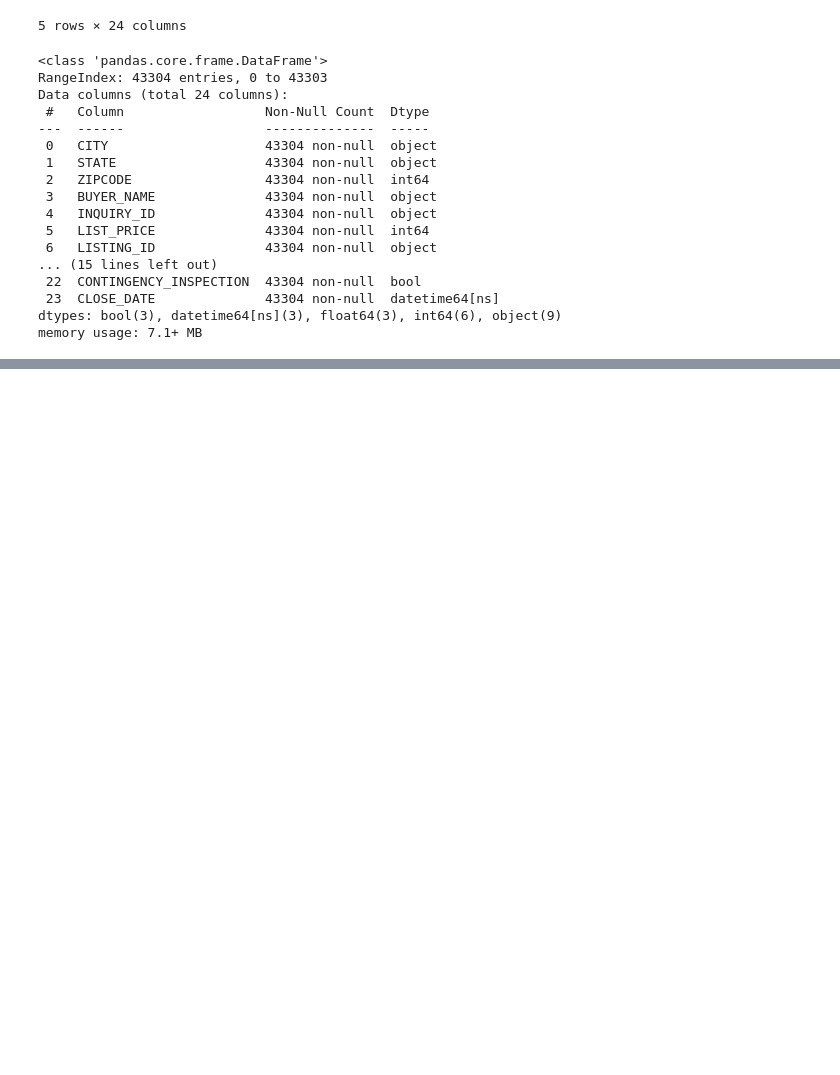
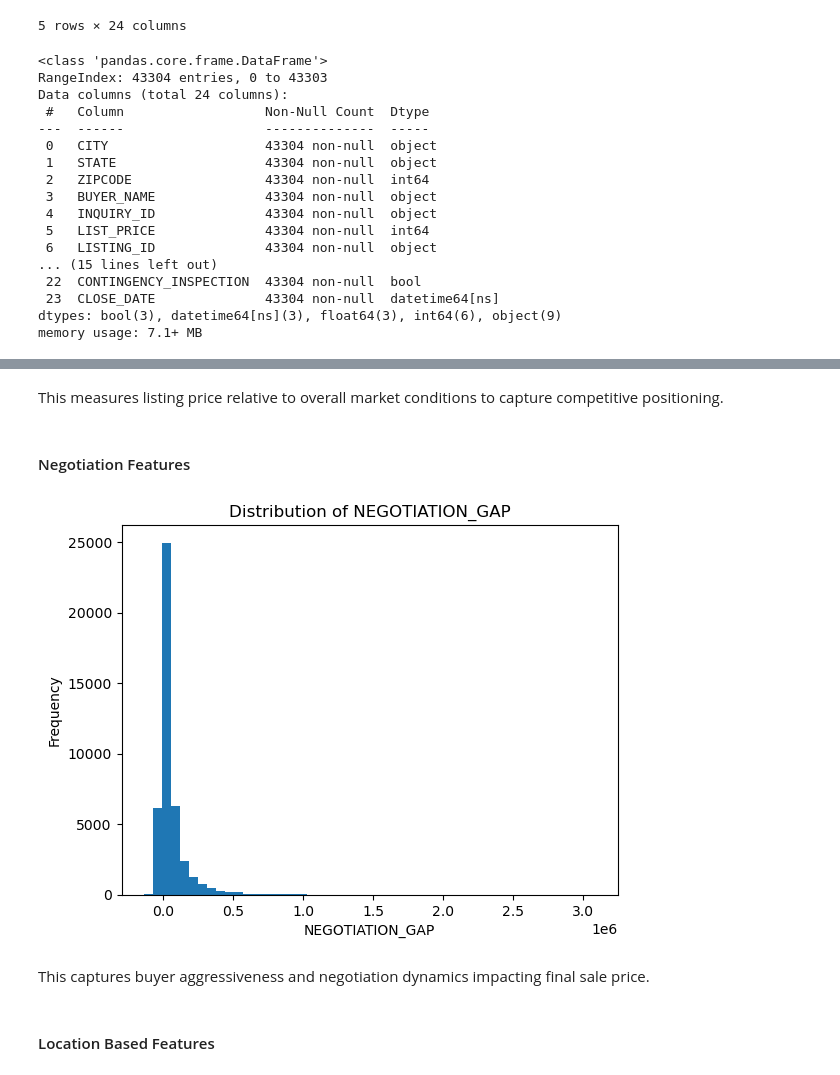
Before and after one commit to Etang-OJ/Bluestone_RealEstate, a Jupyter notebook: Bluestone_RealEstate.ipynb, the cells around one changed output, grey strips where cells are left out. Drawn from its saved outputs; the diff is of its cells as text; code cells hidden in the pictures; blank space fills up the shorter version.

```diff
--- a/Bluestone_RealEstate.ipynb
+++ b/Bluestone_RealEstate.ipynb
@@ -213,0 +137,25 @@ memory usage: 17.6+ MB
+# %% [markdown]
+This measures listing price relative to overall market conditions to capture competitive positioning.
+# %% [markdown]
+#### Negotiation Features
+# %%
+# Negotiation Gap
+
+sales_df["NEGOTIATION_GAP"] = (
+    sales_df["LIST_PRICE"] - sales_df["OFFER_PRICE"]
+)
+# %%
+
+# 2️⃣ Distribution of NEGOTIATION_GAP
+plt.figure()
+plt.hist(sales_df["NEGOTIATION_GAP"].dropna(), bins=50)
+plt.title("Distribution of NEGOTIATION_GAP")
+plt.xlabel("NEGOTIATION_GAP")
+plt.ylabel("Frequency")
+plt.show()
+# %% [output]
+[figure, added]
+# %% [markdown]
+This captures buyer aggressiveness and negotiation dynamics impacting final sale price.
+# %% [markdown]
+#### Location Based Features
```
Also changed, not shown: parts of 44 cells of this notebook, 9 other files.
